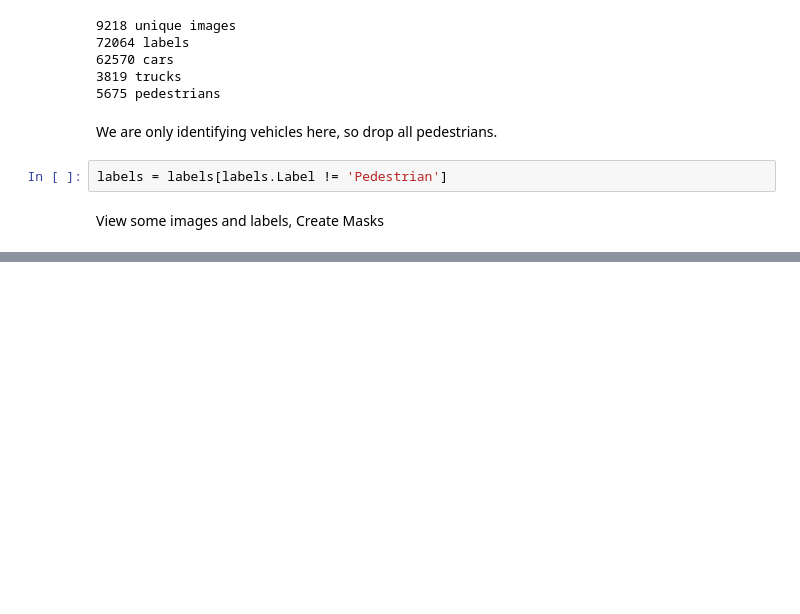
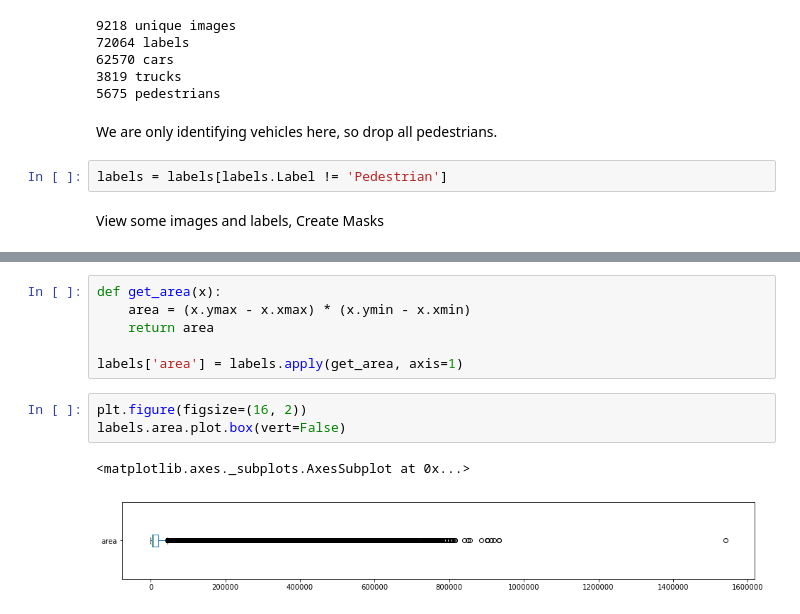
Before and after one commit to momonala/semantic_segmentation_cars, a Jupyter notebook: data_exploration.ipynb, the cells around one changed output, grey strips where cells are left out. Cells and saved outputs as stored; diff of their text form; blank space fills up the shorter version.

```diff
--- a/data_exploration.ipynb
+++ b/data_exploration.ipynb
@@ -79,0 +82,12 @@ see [generator.py file](generator.py)
+# %%
+def get_area(x):
+    area = (x.ymax - x.xmax) * (x.ymin - x.xmin)
+    return area
+
+labels['area'] = labels.apply(get_area, axis=1)
+# %%
+plt.figure(figsize=(16, 2))
+labels.area.plot.box(vert=False)
+# %% [output]
+<matplotlib.axes._subplots.AxesSubplot at 0x...>
+[figure, added]
```
Also changed, not shown: parts of 5 cells of this notebook, 18 other files.
